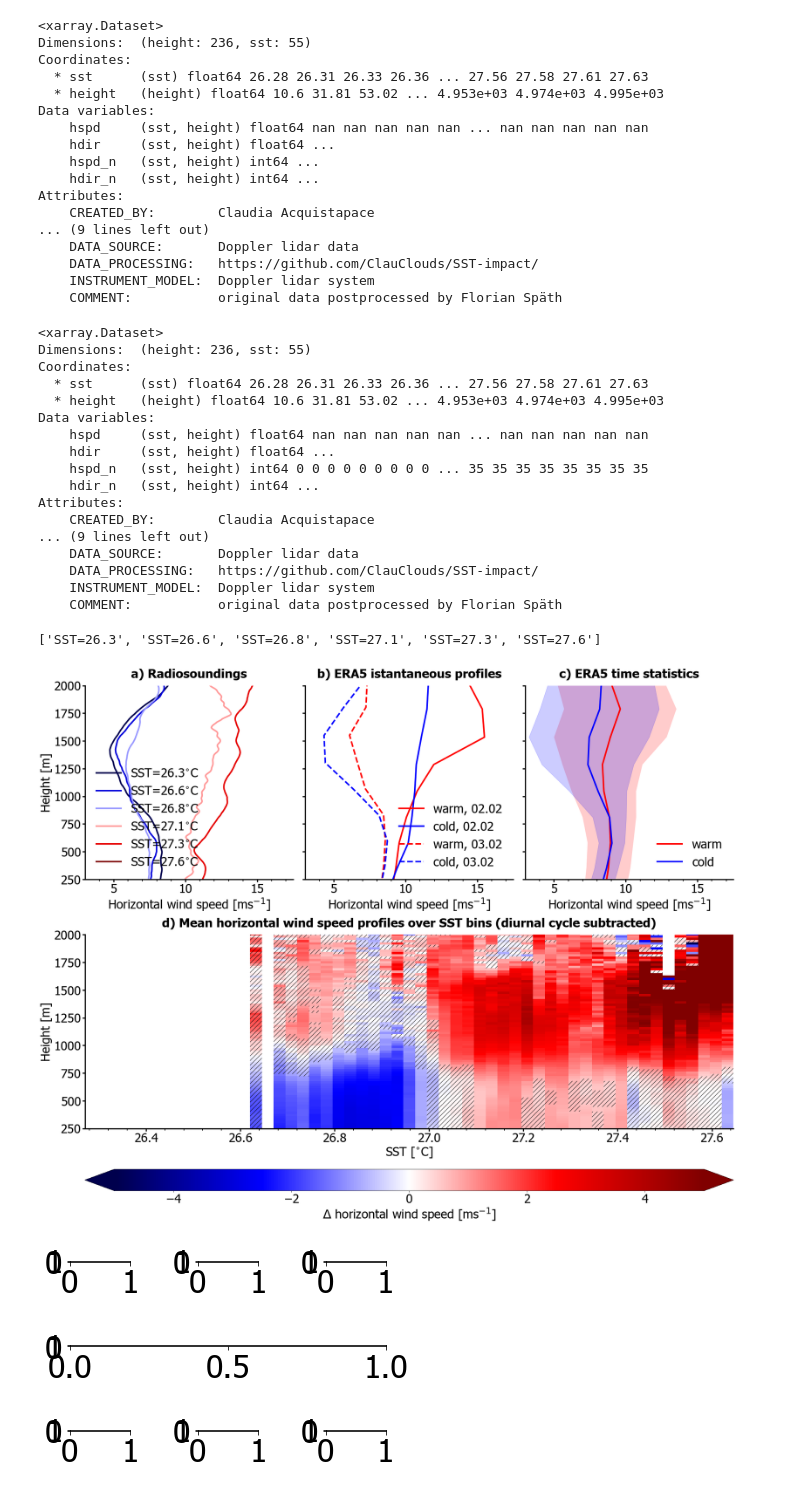
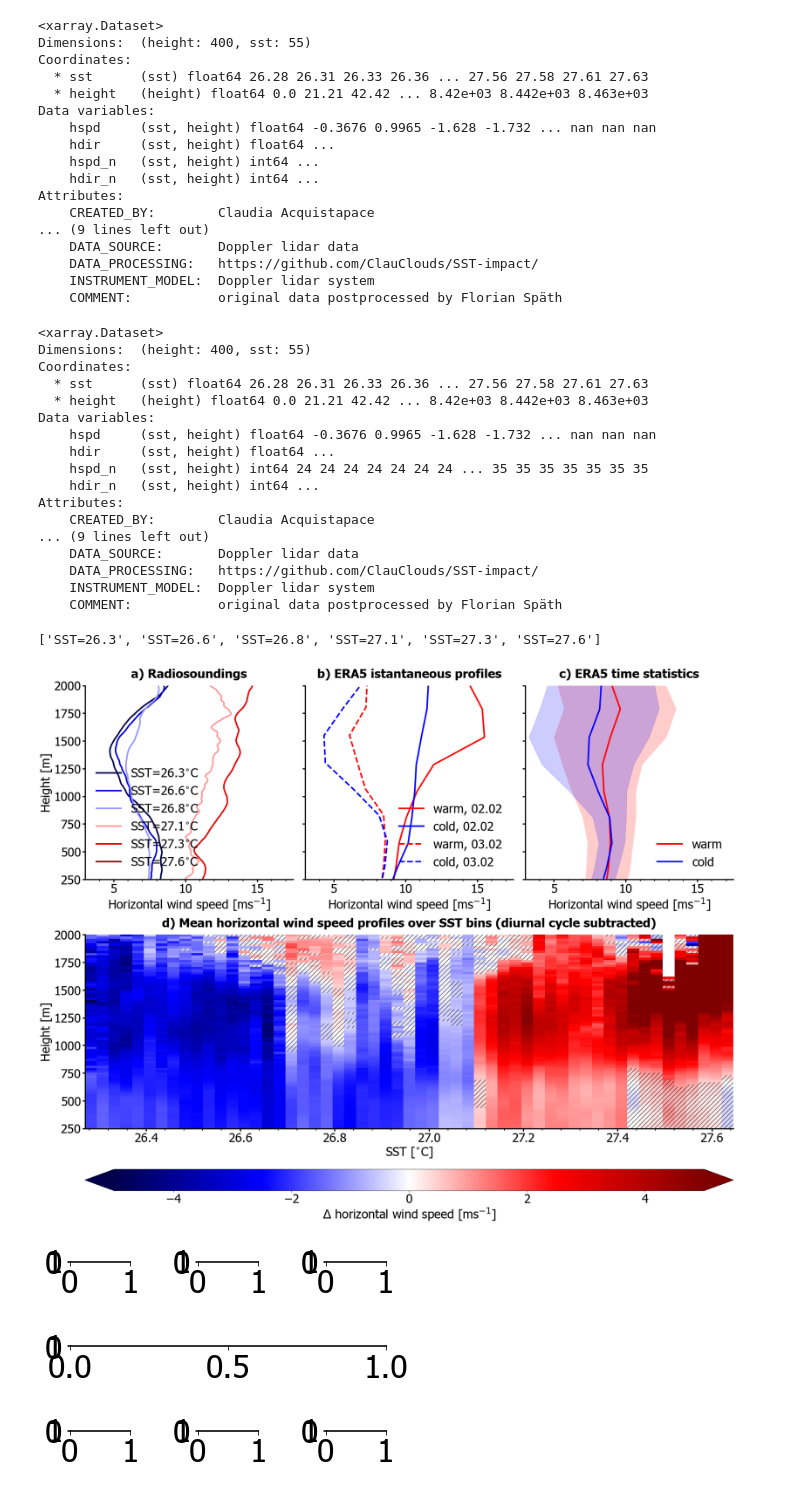
Before and after one commit to ClauClouds/SST-impact, a Jupyter notebook: plot_figure_horizontal_wind.ipynb, the cells around one changed output. Cells and saved outputs as stored; diff of their text form; code cells hidden in the pictures.

Commit message:
update to new data of routine for plotting H wind

```diff
--- a/plot_figure_horizontal_wind.ipynb
+++ b/plot_figure_horizontal_wind.ipynb
@@ -24,7 +24,7 @@ import matplotlib.font_manager as font_manager
 
 # read humidity binned values over SST to prepare the composite plot
 path_SST_binned = '/Volumes/Extreme SSD/work/006_projects/001_Prec_Trade_Cycle/post_processed_data/binned_sst/'
-filename = 'H_wind_speed_direction_binned_sst_3.nc'
+filename = 'H_wind_speed_direction_binned_sst_4.nc'
 arthus_data = xr.open_dataset(path_SST_binned+filename)
 wspd_data = arthus_data['hspd'].values
 sst_arr = arthus_data['sst'].values
@@ -34,12 +34,12 @@ height = arthus_data['height'].values
 print(arthus_data)
 # %% [output]
 <xarray.Dataset>
-Dimensions:  (height: 236, sst: 55)
+Dimensions:  (height: 400, sst: 55)
 Coordinates:
   * sst      (sst) float64 26.28 26.31 26.33 26.36 ... 27.56 27.58 27.61 27.63
-  * height   (height) float64 10.6 31.81 53.02 ... 4.953e+03 4.974e+03 4.995e+03
+  * height   (height) float64 0.0 21.21 42.42 ... 8.42e+03 8.442e+03 8.463e+03
 Data variables:
-    hspd     (sst, height) float64 nan nan nan nan nan ... nan nan nan nan nan
+    hspd     (sst, height) float64 -0.3676 0.9965 -1.628 -1.732 ... nan nan nan
     hdir     (sst, height) float64 ...
     hspd_n   (sst, height) int64 ...
     hdir_n   (sst, height) int64 ...
@@ -79,14 +79,14 @@ colors_binned_sst = plt.cm.seismic(np.linspace(0, 1, len(binned_sst_rs)))
 arthus_data
 # %% [output]
 <xarray.Dataset>
-Dimensions:  (height: 236, sst: 55)
+Dimensions:  (height: 400, sst: 55)
 Coordinates:
   * sst      (sst) float64 26.28 26.31 26.33 26.36 ... 27.56 27.58 27.61 27.63
-  * height   (height) float64 10.6 31.81 53.02 ... 4.953e+03 4.974e+03 4.995e+03
+  * height   (height) float64 0.0 21.21 42.42 ... 8.42e+03 8.442e+03 8.463e+03
 Data variables:
-    hspd     (sst, height) float64 nan nan nan nan nan ... nan nan nan nan nan
+    hspd     (sst, height) float64 -0.3676 0.9965 -1.628 -1.732 ... nan nan nan
     hdir     (sst, height) float64 ...
-    hspd_n   (sst, height) int64 0 0 0 0 0 0 0 0 0 ... 35 35 35 35 35 35 35 35
+    hspd_n   (sst, height) int64 24 24 24 24 24 24 24 ... 35 35 35 35 35 35 35
     hdir_n   (sst, height) int64 ...
 Attributes:
     CREATED_BY:        Claudia Acquistapace
@@ -164,7 +164,7 @@ font = font_manager.FontProperties(family='Tahoma',
 
 
 # composite figure variables binned in sst
-path_out_plots = '/Volumes/Extreme SSD/work/006_projects/001_Prec_Trade_Cycle/SST_impact_work/plots/'
+path_out_plots = '/Volumes/Extreme SSD/work/006_projects/001_Prec_Trade_Cycle/SST_impact_work/plots_paper/'
 
 
 
@@ -266,34 +266,34 @@ axs[0,2].set_ylim(250.,2000.)
 
 #-----------------------------
 gs = axs[1, 0].get_gridspec()
 # remove the underlying axes
 for ax in axs[1, :]:
     ax.remove()
 axbig = fig.add_subplot(gs[1, :])
 axbig.spines["top"].set_visible(False)
 axbig.spines["right"].set_visible(False)
 axbig.spines["bottom"].set_linewidth(3)
 axbig.spines["left"].set_linewidth(3)
 axbig.set_title('d) Mean horizontal wind speed profiles over SST bins (diurnal cycle subtracted)', fontsize=32, fontweight='black')
 
 axbig.xaxis.set_minor_locator(ticker.AutoMinorLocator(n=5))
 axbig.tick_params(which='minor', length=5, width=2)
 axbig.tick_params(which='major', length=7, width=3)
 axbig.xaxis.set_minor_locator(ticker.AutoMinorLocator(n=5))
 axbig.tick_params(axis='both', labelsize=32)
 axbig.set_ylim(250.,2000.)
 mesh = axbig.pcolormesh(sst_arr, height, wspd_data.T, cmap='seismic', vmin=-5, vmax=5)
 axbig.pcolor(sst_arr, height, masked_hwspd.T, hatch='//', alpha=0.)
 
 cbar = fig.colorbar(mesh, ax=axbig, orientation='horizontal', extend='both', aspect=30)
 cbar.set_label(label='$\Delta$ horizontal wind speed [ms$^{-1}$]',  size=fontSizeX)
 axbig.set_ylabel('Height [m]', fontsize=fontSizeX)
 axbig.set_xlabel('SST [$^{\circ}$C]', fontsize=fontSizeX)
 
 fig.savefig(path_out_plots+'figure_Hwspd.png', format='png')
 # %% [output]
 ['SST=26.3', 'SST=26.6', 'SST=26.8', 'SST=27.1', 'SST=27.3', 'SST=27.6']
-[figure, old version]
+[figure, new version]
 # %%
 import matplotlib.pyplot as plt
 
```
